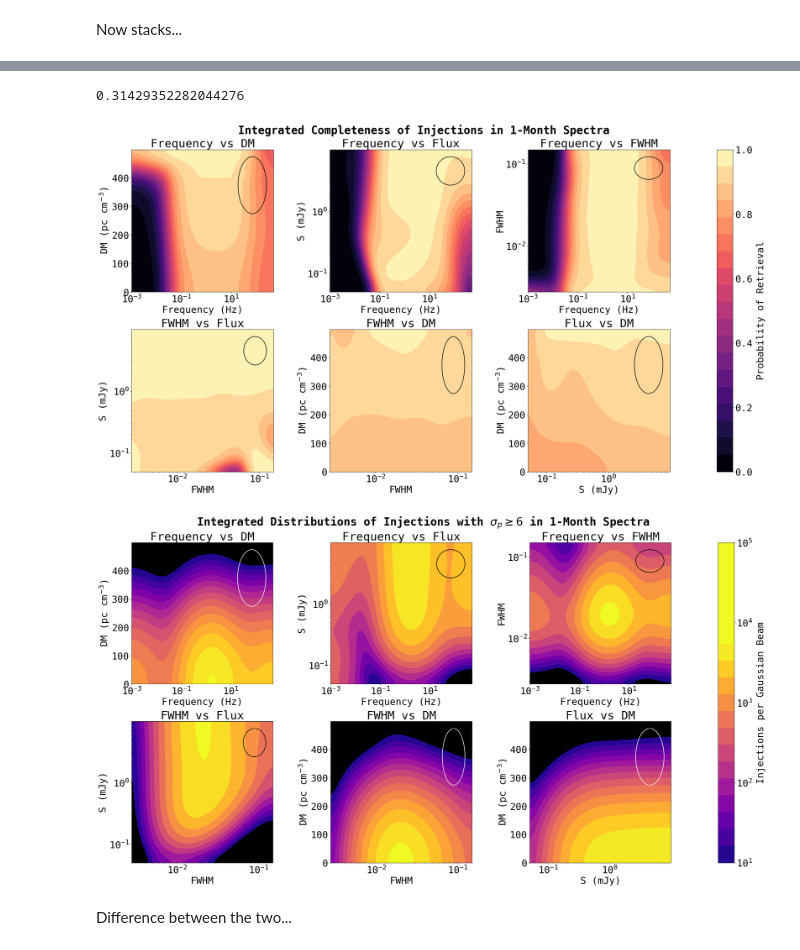
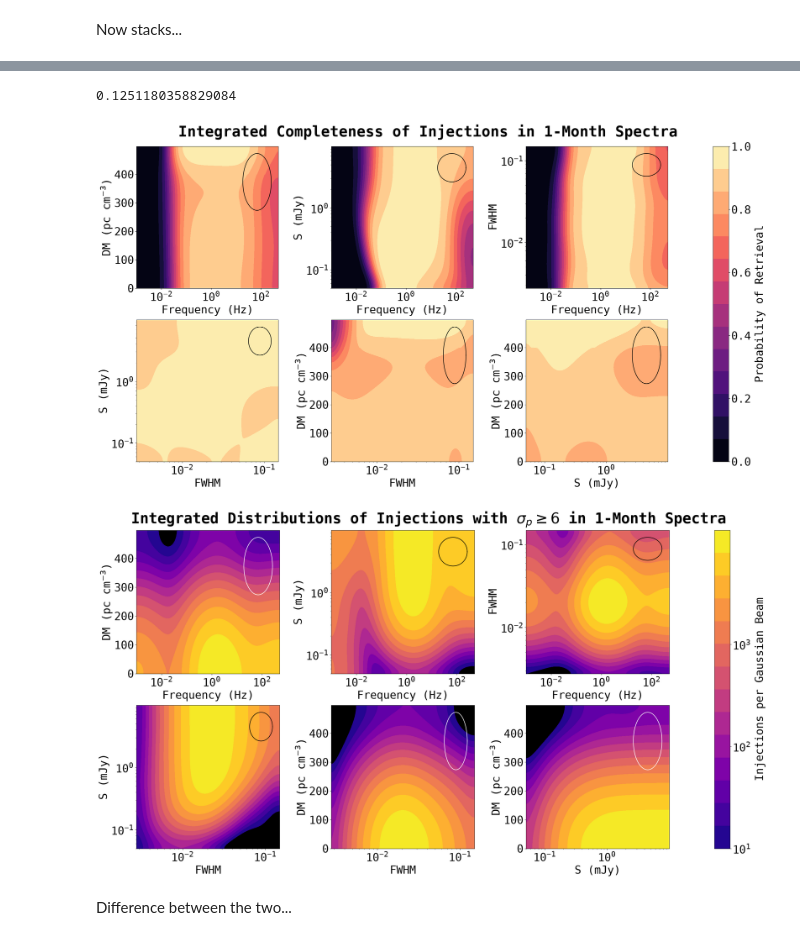
Before and after one commit to chime-sps/Transmissivity, a Jupyter notebook: results/injection_analysis_2d.ipynb, the cells around one changed output, grey strips where cells are left out. Saved outputs shown, nothing was run; the diff lists cells and outputs as text; code cells hidden in the pictures.

```diff
--- a/results/injection_analysis_2d.ipynb
+++ b/results/injection_analysis_2d.ipynb
@@ -1,7 +1,7 @@
 # %%
 import numpy as np
 import matplotlib.pyplot as plt
-plt.rcParams.update({'font.size': 26})
+plt.rcParams.update({'font.size': 30})
 import matplotlib as mpl
 mpl.rcParams['font.family'] = 'monospace'
 
@@ -29,7 +29,7 @@ S_idx = 6
 FWHM_idx = 7
 
 day_mask = (data[:, Nday_idx] == 1.) | (data[:, Nday_idx] == 2.)
-month_mask = (data[:, 2] == 30.) | (data[:, 2] == 31)
+month_mask = (data[:, 2] == 36.) | (data[:, 2] == 31)
 
 day_data = data[day_mask]
 month_data = data[month_mask]
@@ -352,7 +353,7 @@ Number of injections: 21722
 # %%
-month_fglob_mask = (data_stack[:, f_idx] > 0.1) & (data_stack[:, f_idx] < 250.)
-month_DMglob_mask = (data_stack[:, DM_idx] > 1.) & (data_stack[:, DM_idx] < 600.)
-month_Sglob_mask = data_stack[:, S_idx] > 0.1
+month_fglob_mask = (month_data[:, f_idx] > 0.1) & (month_data[:, f_idx] < 250.)
+month_DMglob_mask = (month_data[:, DM_idx] > 1.) & (month_data[:, DM_idx] < 600.)
+month_Sglob_mask = month_data[:, S_idx] > 0.1
 glob_mask_stack = month_fglob_mask & month_DMglob_mask & month_Sglob_mask
 # %%
 dm_f_inj_smooth_30, dm_f_ret_p_30, dm_f_ret_p_smooth_30 = au.get_sensitivity(
@@ -422,80 +424,81 @@ au.make_contour_map(injections_30,
 # %%
-S_mask = data_stack[:, 6] < 0.1
-retrieved_mask = data_stack[:, -1] > 0
-data_stack_low_flux = data_stack[S_mask]
-data_stack_low_flux_retrieved = data_stack[S_mask & retrieved_mask]
-100*len(data_stack_low_flux_retrieved) / len(data_stack_low_flux)
+S_mask = month_data[:, 6] < 0.1
+retrieved_mask = month_data[:, -1] > 0
+month_data_low_flux = month_data[S_mask]
+month_data_low_flux_retrieved = month_data[S_mask & retrieved_mask]
+100*len(month_data_low_flux_retrieved) / len(month_data_low_flux)
 # %% [output]
-0.31429352282044276
+0.1251180358829084
 # %%
-sigma_mask = data_stack[:, 8] > 6.
+sigma_mask = month_data[:, 8] > 6.
 
 dm_f_inj_smooth_30, _, dm_f_ret_p_smooth_30 = au.get_sensitivity(
-    data_stack[sigma_mask & month_Sglob_mask],
+    month_data[sigma_mask & month_Sglob_mask],
     *(5, 4, DM_bins, f_bins, DM_dev, f_dev),
     stype = '2d',
 )
 
 dm_s_inj_smooth_30, _, dm_s_ret_p_smooth_30 = au.get_sensitivity(
-    data_stack[sigma_mask & month_fglob_mask],
+    month_data[sigma_mask & month_fglob_mask],
     *(5, 6, DM_bins, S_bins, DM_dev, S_dev),
     stype = '2d',
 )
 
 s_f_inj_smooth_30, _, s_f_ret_p_smooth_30 = au.get_sensitivity(
-    data_stack[sigma_mask & month_DMglob_mask],
+    month_data[sigma_mask & month_DMglob_mask],
     *(6, 4, S_bins, f_bins, S_dev, f_dev),
     stype = '2d',
 )
 
 s_fwhm_inj_smooth_30, _, s_fwhm_ret_p_smooth_30 = au.get_sensitivity(
-    data_stack[sigma_mask & month_fglob_mask & month_DMglob_mask],
+    month_data[sigma_mask & month_fglob_mask & month_DMglob_mask],
     *(6, 7, S_bins, fwhm_bins, S_dev, FWHM_dev),
     stype = '2d',
 )
 
 dm_fwhm_inj_smooth_30, _, dm_fwhm_ret_p_smooth_30 = au.get_sensitivity(
-    data_stack[sigma_mask & month_fglob_mask & month_Sglob_mask],
+    month_data[sigma_mask & month_fglob_mask & month_Sglob_mask],
     *(5, 7, DM_bins, fwhm_bins, DM_dev, FWHM_dev),
     stype = '2d',
 )
 
 fwhm_f_inj_smooth_30, _, fwhm_f_ret_p_smooth_30 = au.get_sensitivity(
-    data_stack[sigma_mask & month_DMglob_mask & month_Sglob_mask],
+    month_data[sigma_mask & month_DMglob_mask & month_Sglob_mask],
     *(7, 4, fwhm_bins, f_bins, FWHM_dev, f_dev),
     stype = '2d'
 )
 # %%
 completenesses_30 = [dm_f_ret_p_smooth_30, s_f_ret_p_smooth_30, fwhm_f_ret_p_smooth_30,
              s_fwhm_ret_p_smooth_30, dm_fwhm_ret_p_smooth_30, dm_s_ret_p_smooth_30]
 
 au.make_contour_map(completenesses_30,
                      bins1, bins2,
                      dev1, dev2,
                      'Integrated Completeness of Injections in 1-Month Spectra',
                      ellipse_colors = ['k', 'k', 'k', 'k', 'k', 'k']
                      )
 
 injections_30 = [dm_f_inj_smooth_30,
                 s_f_inj_smooth_30,
                 fwhm_f_inj_smooth_30,
                 s_fwhm_inj_smooth_30,
                 dm_fwhm_inj_smooth_30,
                 dm_s_inj_smooth_30
 ]
 
 au.make_contour_map(injections_30,
                      bins1, bins2,
                      dev1, dev2,
                      r'Integrated Distributions of Injections with $\sigma_p \geq 6$ in 1-Month Spectra',
                      cmap = 'plasma',
                      cmap_log = True,
                      colorbar_name = 'Injections per Gaussian Beam',
-                     ellipse_colors = ['w', 'k', 'k', 'k', 'w', 'w']
+                     ellipse_colors = ['w', 'k', 'k', 'k', 'w', 'w'],
+                     log_ticks = [1e1, 1e2, 1e3]
                      )
 # %% [output]
-[figure, old version]
+[figure, new version]
-[figure, old version]
+[figure, new version]
 # %% [markdown]
 Difference between the two...
 # %%
```
Also changed, not shown: parts of 14 cells of this notebook.
